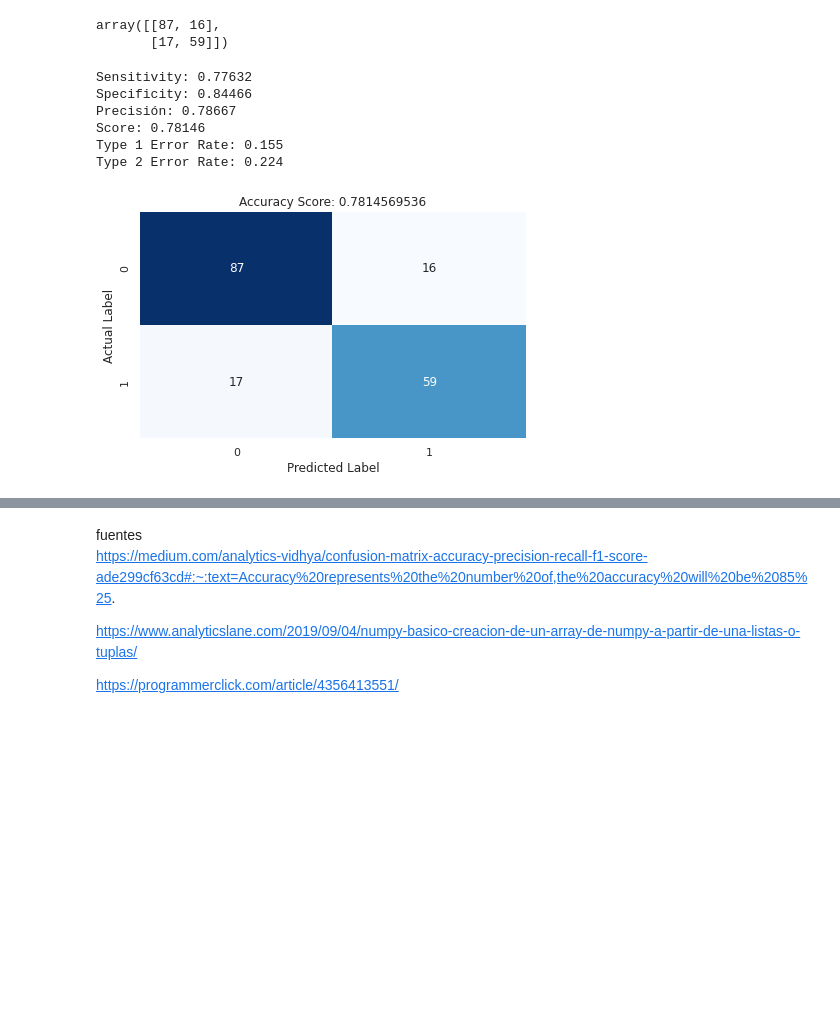
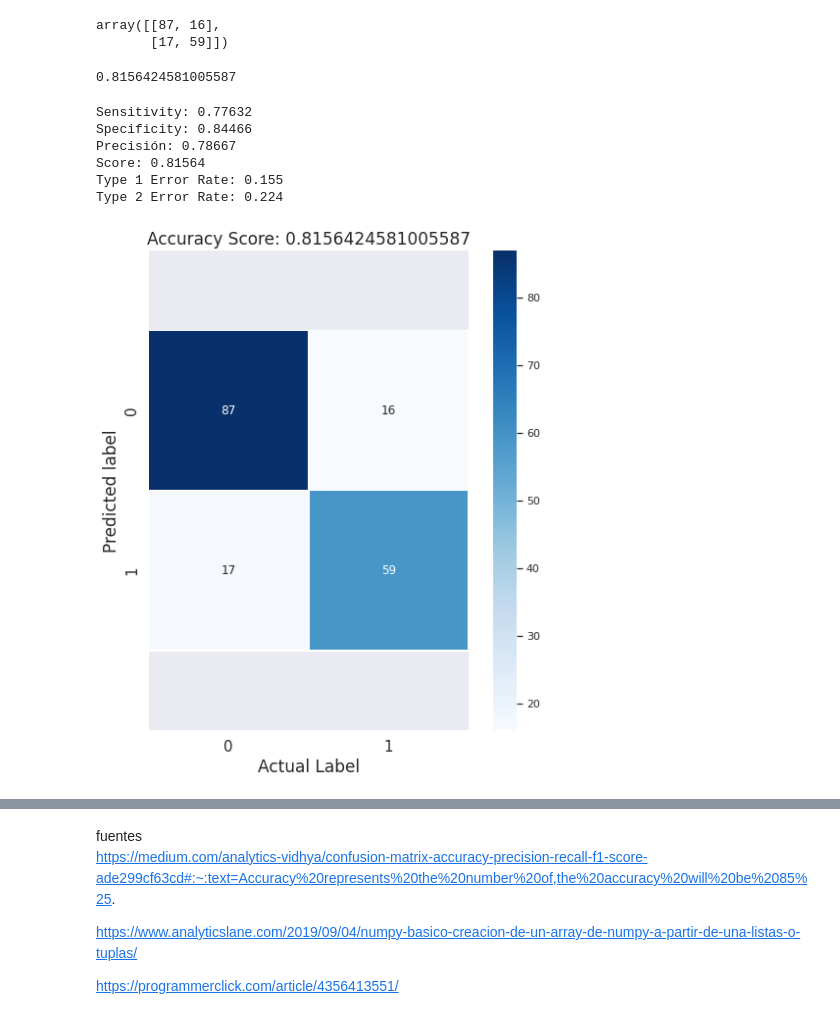
Before and after one commit to aabarzu/Coding-Dojo, a Jupyter notebook: GraficarMatrizConfusion.ipynb, the cells around one changed output, grey strips where cells are left out. Cells and saved outputs as stored; diff of their text form; code cells hidden in the pictures; blank space fills up the shorter version.

```diff
--- a/GraficarMatrizConfusion.ipynb
+++ b/GraficarMatrizConfusion.ipynb
@@ -17,7 +17,9 @@ def CalculosVarios(tn, fp, fn, tp):
   sensitivity = tp / (tp + fn)
   specificity = tn / (tn + fp)
   precision   = tp / (tp + fp)
-  score       = 2 * ((precision * sensitivity ) /  (precision + sensitivity ))
+  score       = (tn + tp) / (tn + tp + fn + fp)
+
+
 
   print('Sensitivity: {:.5f}'.format(sensitivity))
   print('Specificity: {:.5f}'.format(specificity))
@@ -41,19 +43,34 @@ def CalculosVarios(tn, fp, fn, tp):
 
   return sensitivity , specificity , precision , type_one_error  , type_two_error , score
 # %%
-def GraficoMatrizConfuncion(matrix,class_names,score):
+def GraficoMatrizConfuncion(matrix, title='Este es el title', xlabel='Este es el xlabel', ylabel='Este es el xlabel' ):
 
   # crear marco de datos de pandas Crear un conjunto de datos
   # class_names = Nombres de la matriz según los campos ['campo1','campo2']
   # Creo que se usa más para clasificación
 
-  dataframe = pd.DataFrame(matrix, index=class_names, columns=class_names)
+  # dataframe = pd.DataFrame(matrix, index=class_names, columns=class_names)
 
   # crear mapa de calor dibujar mapa de calor
-  sns.heatmap(dataframe, annot=True, cbar=None, cmap="Blues")
-  plt.title('Accuracy Score: {:.10f}'.format(score)), plt.tight_layout()
-  plt.ylabel("Actual Label"), plt.xlabel("Predicted Label")
-  plt.show();
+
+  #sns.heatmap(dataframe, annot=True, cbar=None, cmap="Blues")
+
+
+  plt.figure(figsize=(9,9))
+  sns.heatmap(matrix, annot=True,
+            fmt=".0f",
+            linewidths=.5,
+            square = True,
+            cmap = 'Blues');
+  plt.ylabel(xlabel, fontsize = 17);
+  plt.xlabel(ylabel, fontsize = 17);
+  plt.title(title, size = 17);
+  plt.tick_params(labelsize= 15)
+
+  b, t = plt.ylim() # discover the values for bottom and top
+  b += 0.5 # Add 0.5 to the bottom
+  t -= 0.5 # Subtract 0.5 from the top
+  plt.ylim(b, t) # update the ylim(bottom, top) values
 # %%
 matriz =  np.array([[87, 16],[17, 59]])
 matriz
@@ -62,16 +79,25 @@ array([[87, 16],
        [17, 59]])
 # %%
 tn, fp, fn, tp = matriz.ravel()
+
+score
+# %% [output]
+0.8156424581005587
 # %%
 sensitivity , specificity , precision , type_one_error  , type_two_error , score = CalculosVarios(tn, fp, fn, tp)
 # %% [output]
 Sensitivity: 0.77632
 Specificity: 0.84466
 Precisión: 0.78667
-Score: 0.78146
+Score: 0.81564
 Type 1 Error Rate: 0.155
 Type 2 Error Rate: 0.224
-# %%
-GraficoMatrizConfuncion(matriz, ['0','1'], score)
-# %% [output]
-[figure, removed]
+# %%
+#def GraficoMatrizConfuncion(matrix, title='Este es el title', xlabel='Este es el xlabel', ylabel='Este es el xlabel' ):
+title  = 'Accuracy Score: {}'.format(score)
+xlabel = 'Predicted label'
+ylabel = 'Actual Label'
+
+GraficoMatrizConfuncion(matriz,title,xlabel,ylabel)
+# %% [output]
+[figure, added]
```
Also changed, not shown: parts of 1 cell of this notebook.
